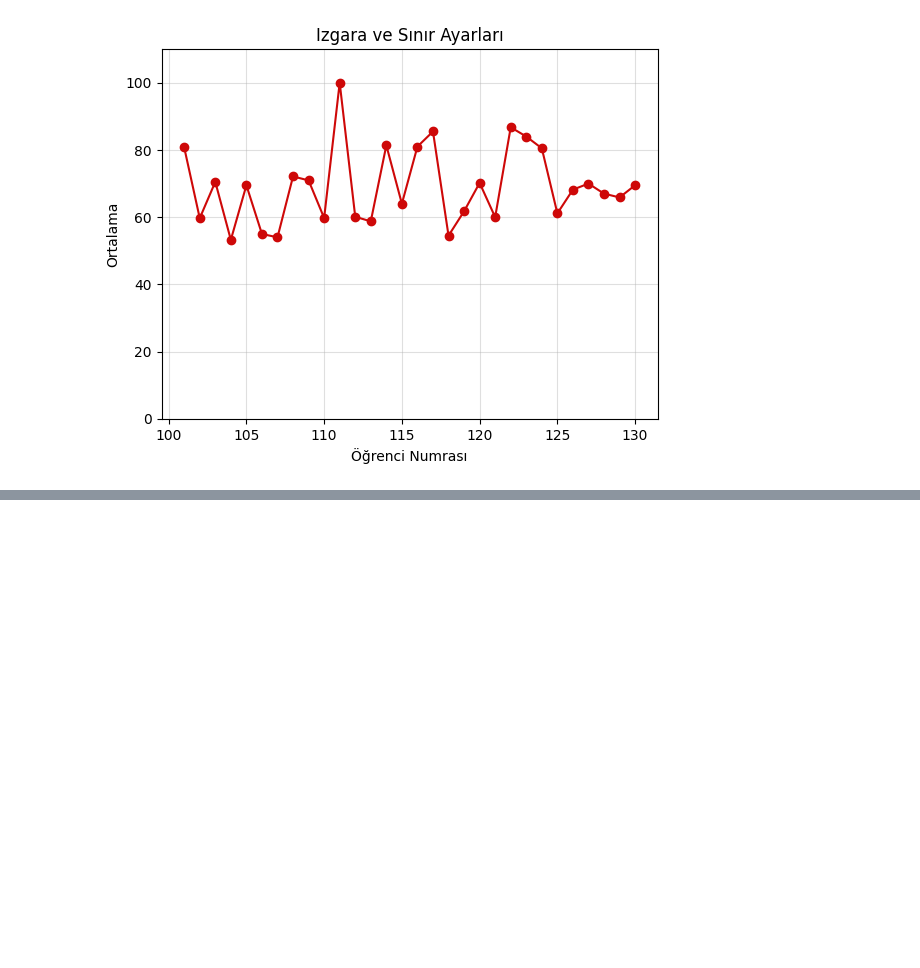
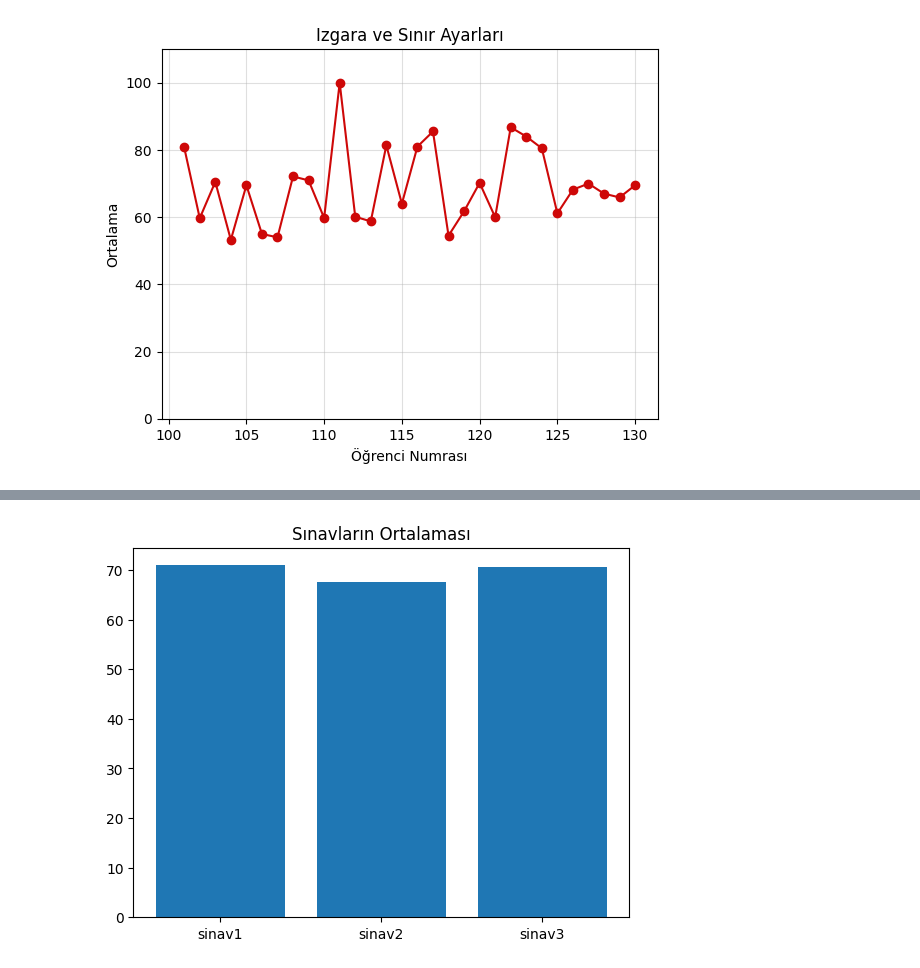
Before and after one commit to europecodingschool/ECS---VB---YZ---08.26, a Jupyter notebook: VB_YZ_Ders_6_.ipynb, the cells around one changed output, grey strips where cells are left out. Drawn from its saved outputs; the diff is of its cells as text; code cells hidden in the pictures; blank space fills up the shorter version.

```diff
--- a/VB_YZ_Ders_6_.ipynb
+++ b/VB_YZ_Ders_6_.ipynb
@@ -446,0 +452,8 @@ plt.show()
+# %%
+ort = df[["sinav1","sinav2","sinav3"]].mean()
+
+plt.bar(ort.index,ort.values)
+plt.title("Sınavların Ortalaması")
+plt.show()
+# %% [output]
+[figure, added]
```
Also changed, not shown: parts of 11 cells of this notebook.
